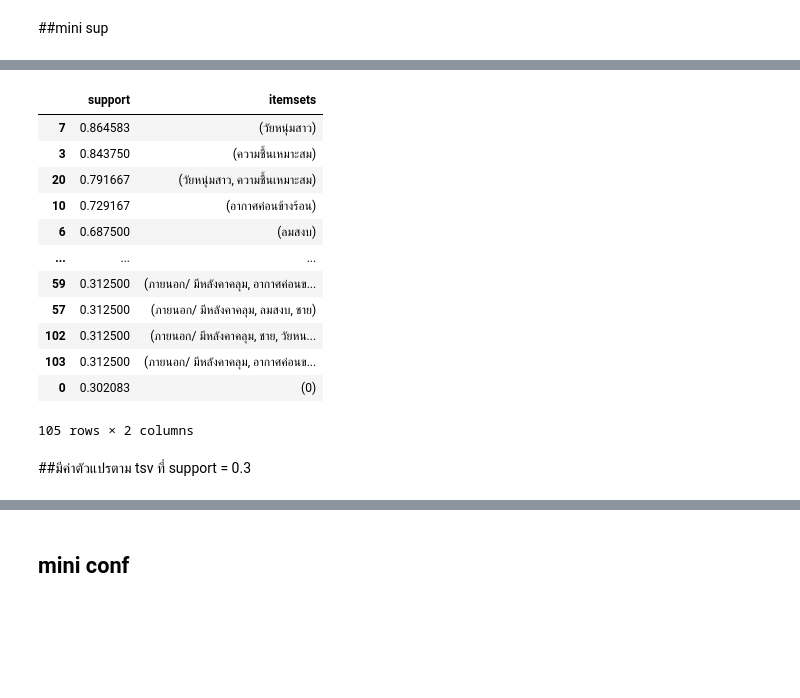
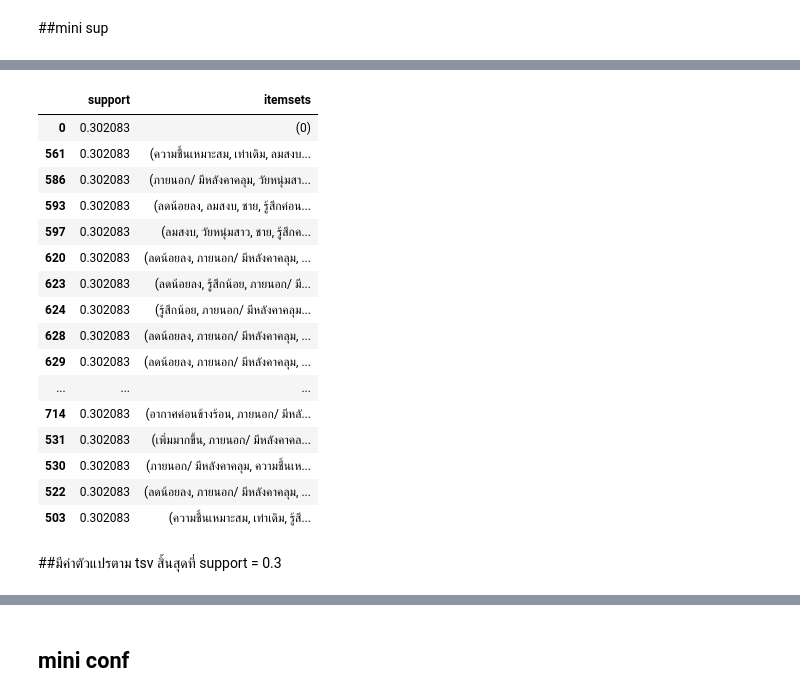
Before and after one commit to Buntariga2545/Project, a Jupyter notebook: Association_Rules_แก้ล่าสุด.ipynb, the cells around one changed output, grey strips where cells are left out. Cells and saved outputs as stored; diff of their text form; code cells hidden in the pictures; blank space fills up the shorter version.

```diff
--- a/Association_Rules_แก้ล่าสุด.ipynb
+++ b/Association_Rules_แก้ล่าสุด.ipynb
@@ -426,3 +474,31 @@ Data columns (total 34 columns):
  33  temp_cat                193 non-null    object
 dtypes: datetime64[ns](1), float64(10), int64(13), object(10)
 memory usage: 51.4+ KB
+# %%
+fo_mapping = {
+    0:'รู้สึกน้อยที่สุด',
+    1:'รู้สึกน้อย',
+    2:'รู้สึกค่อนข้างน้อย',
+    3:'รู้สึกปานกลาง',
+    4:'รู้สึกค่อนข้างมาก',
+    5:'รู้สึกมาก',
+    6:'รู้สึกมากที่สุด'
+}
+
+data['อุณหภูมิ(TS)'] = data['อุณหภูมิ'].map(fo_mapping)
+data['ความชื้น(TS)'] = data['ความชื้น'].map(fo_mapping)
+data['กระแสลม(TS)'] = data['กระแสลม'].map(fo_mapping)
+data['ความแรงของแสงแดด(TS)'] = data['ความแรงของแสงแดด'].map(fo_mapping)
+data['เหงื่อบริเวณผิวหนัง(TS)'] = data['เหงื่อบริเวณผิวหนัง'].map(fo_mapping)
+# %%
+fo_mapping = {
+    -1 :'ลดน้อยลง',
+    0 :'เท่าเดิม',
+    1 :'เพิ่มมากขึ้น'
+}
+
+data['อุณหภูมิ(PT)'] = data['ความร้อน'].map(fo_mapping)
+data['ความชื้น(PT)'] = data['ความชื้น.1'].map(fo_mapping)
+data['กระแสลม(PT)'] = data['กระแสลม.1'].map(fo_mapping)
+data['ความแรงของแสงแดด(PT)'] = data['แสงแดด'].map(fo_mapping)
+data['เหงื่อบริเวณผิวหนัง(PT)'] = data['เหงื่อบริเวณผิวหนัง.1'].map(fo_mapping)
@@ -429,7 +535,9 @@ memory usage: 51.4+ KB
 # %% [markdown]
 ##Thermal acceptance
 # %%
-cols = ['age_cat', 'bmi_cat', 'temp_cat','rh_cat','v_cat',  'พื้นที่ทำแบบสอบถาม','seasons','เพศ','Thermal_acceptance']
+cols = ['age_cat', 'bmi_cat', 'temp_cat','rh_cat','v_cat',  'พื้นที่ทำแบบสอบถาม','seasons','เพศ','Thermal_acceptance', 'อุณหภูมิ(TS)', 'ความชื้น(TS)',
+           'กระแสลม(TS)', 'ความแรงของแสงแดด(TS)', 'เหงื่อบริเวณผิวหนัง(TS)', 'อุณหภูมิ(PT)', 'ความชื้น(PT)', 'กระแสลม(PT)', 'ความแรงของแสงแดด(PT)',
+           'เหงื่อบริเวณผิวหนัง(PT)']
 in_df = data[cols]
 # %%
 in_df.head()
@@ -752,7 +875,9 @@ frequent_conf7
 # %% [markdown]
 ##Thermal sensation Vote
 # %%
-cols = ['age_cat', 'bmi_cat', 'temp_cat','rh_cat','v_cat', 'เพศ', 'seasons', 'พื้นที่ทำแบบสอบถาม', 'Thermal_sensation_Vote']
+cols = ['age_cat', 'bmi_cat', 'temp_cat','rh_cat','v_cat', 'เพศ', 'seasons', 'พื้นที่ทำแบบสอบถาม', 'Thermal_sensation_Vote', 'อุณหภูมิ(TS)',
+           'ความชื้น(TS)', 'กระแสลม(TS)', 'ความแรงของแสงแดด(TS)', 'เหงื่อบริเวณผิวหนัง(TS)', 'อุณหภูมิ(PT)', 'ความชื้น(PT)', 'กระแสลม(PT)',
+           'ความแรงของแสงแดด(PT)', 'เหงื่อบริเวณผิวหนัง(PT)']
 in_df = data[cols]
 # %%
 in_df.head()
@@ -843,22 +972,26 @@ output2.sort_values("support", ascending = False)
 # %%
 output3 = apriori(df, min_support=0.3, use_colnames=True)
-output3.sort_values("support", ascending = False)
+output3.sort_values("support", ascending = True).head(20)
 # %% [output]
 |  | support | itemsets |
-| 7 | 0.864583 | (วัยหนุ่มสาว) |
-| 3 | 0.843750 | (ความชื้นเหมาะสม) |
-| 20 | 0.791667 | (วัยหนุ่มสาว, ความชื้นเหมาะสม) |
-| 10 | 0.729167 | (อากาศค่อนข้างร้อน) |
-| 6 | 0.687500 | (ลมสงบ) |
+| 0 | 0.302083 | (0) |
+| 561 | 0.302083 | (ความชื้นเหมาะสม, เท่าเดิม, ลมสงบ... |
+| 586 | 0.302083 | (ภายนอก/ มีหลังคาคลุม, วัยหนุ่มสา... |
+| 593 | 0.302083 | (ลดน้อยลง, ลมสงบ, ชาย, รู้สึกค่อน... |
+| 597 | 0.302083 | (ลมสงบ, วัยหนุ่มสาว, ชาย, รู้สึกค... |
+| 620 | 0.302083 | (ลดน้อยลง, ภายนอก/ มีหลังคาคลุม, ... |
+| 623 | 0.302083 | (ลดน้อยลง, รู้สึกน้อย, ภายนอก/ มี... |
+| 624 | 0.302083 | (รู้สึกน้อย, ภายนอก/ มีหลังคาคลุม... |
+| 628 | 0.302083 | (ลดน้อยลง, ภายนอก/ มีหลังคาคลุม, ... |
+| 629 | 0.302083 | (ลดน้อยลง, ภายนอก/ มีหลังคาคลุม, ... |
 | ... | ... | ... |
-| 59 | 0.312500 | (ภายนอก/ มีหลังคาคลุม, อากาศค่อนข... |
-| 57 | 0.312500 | (ภายนอก/ มีหลังคาคลุม, ลมสงบ, ชาย) |
-| 102 | 0.312500 | (ภายนอก/ มีหลังคาคลุม, ชาย, วัยหน... |
-| 103 | 0.312500 | (ภายนอก/ มีหลังคาคลุม, อากาศค่อนข... |
-| 0 | 0.302083 | (0) |
+| 714 | 0.302083 | (อากาศค่อนข้างร้อน, ภายนอก/ มีหลั... |
+| 531 | 0.302083 | (เพิ่มมากขึ้น, ภายนอก/ มีหลังคาคล... |
+| 530 | 0.302083 | (ภายนอก/ มีหลังคาคลุม, ความชื้นเห... |
+| 522 | 0.302083 | (ลดน้อยลง, ภายนอก/ มีหลังคาคลุม, ... |
+| 503 | 0.302083 | (ความชื้นเหมาะสม, เท่าเดิม, รู้สึ... |
-105 rows × 2 columns
 # %% [markdown]
-##มีค่าตัวแปรตาม tsv ที่ support = 0.3
+##มีค่าตัวแปรตาม tsv สิ้นสุดที่ support = 0.3
 # %%
 output4 = apriori(df, min_support=0.4, use_colnames=True)
 output4.sort_values("support", ascending = False)
```
Also changed, not shown: parts of 60 cells of this notebook.
